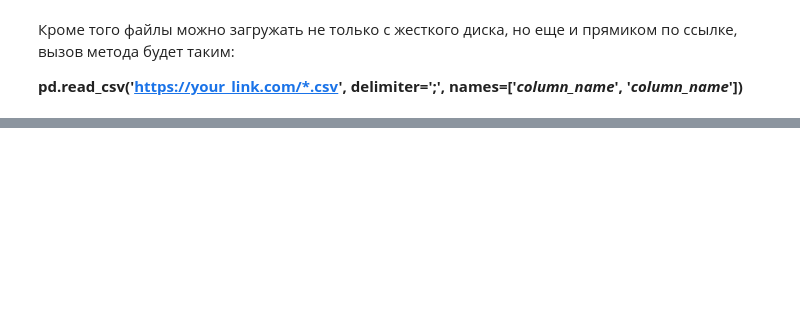
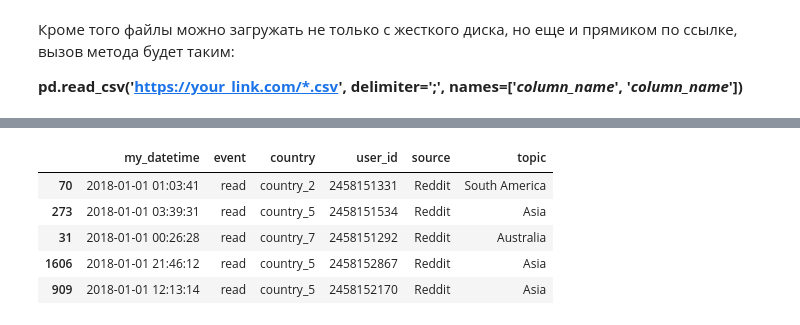
Before and after one commit to mr-luntik/python-base-syntax, a Jupyter notebook: Python-pandas-numpy.ipynb, the cells around one changed output, grey strips where cells are left out. Cells and saved outputs as stored; diff of their text form; code cells hidden in the pictures; blank space fills up the shorter version.

```diff
--- a/Python-pandas-numpy.ipynb
+++ b/Python-pandas-numpy.ipynb
@@ -117,0 +170,9 @@ data_frame
+# %%
+filter_reddit.sample(5) # .sample(5) -- рандомные 5 строк
+# %% [output]
+|  | my_datetime | event | country | user_id | source | topic |
+| 70 | 2018-01-01 01:03:41 | read | country_2 | 2458151331 | Reddit | South America |
+| 273 | 2018-01-01 03:39:31 | read | country_5 | 2458151534 | Reddit | Asia |
+| 31 | 2018-01-01 00:26:28 | read | country_7 | 2458151292 | Reddit | Australia |
+| 1606 | 2018-01-01 21:46:12 | read | country_5 | 2458152867 | Reddit | Asia |
+| 909 | 2018-01-01 12:13:14 | read | country_5 | 2458152170 | Reddit | Asia |
```
Also changed, not shown: parts of 8 cells of this notebook.
